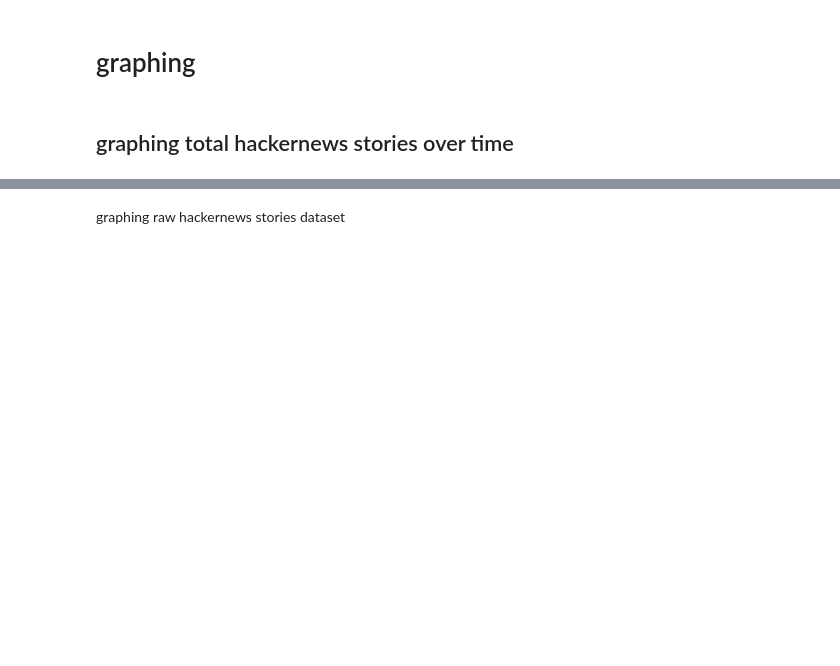
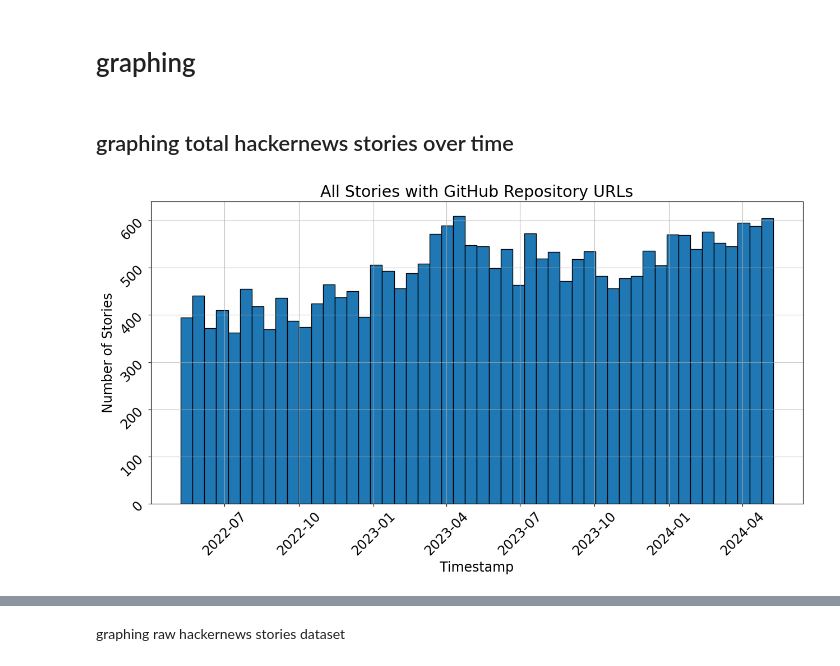
Before and after one commit to MUICT-SERU/SP2024-GPT, a Jupyter notebook: src/rq1/1a-temporal-analysis/story/analyze-hn-stories.ipynb, the cells around one changed output, grey strips where cells are left out. Saved outputs shown, nothing was run; the diff lists cells and outputs as text; code cells hidden in the pictures; blank space fills up the shorter version.

```diff
--- a/src/rq1/1a-temporal-analysis/story/analyze-hn-stories.ipynb
+++ b/src/rq1/1a-temporal-analysis/story/analyze-hn-stories.ipynb
@@ -76,0 +5,17 @@ visualize_comment_distribution('Comment distribution per story (github projects
+# %%
+import pandas as pd
+
+stories_gh = []
+stories_all = []
+
+story_gh_csv_path = './hn-stories-gh.csv'
+for chunk in  pd.read_csv(story_gh_csv_path, sep=',', chunksize=2000):
+    stories_gh.append(chunk)
+
+story_all_csv_path = './hn-stories-all.csv'
+for chunk in  pd.read_csv(story_all_csv_path, sep=',', chunksize=2000):
+    stories_all.append(chunk)
+
+# Concatenate all chunks into a single DataFrame
+stories_gh_df = pd.concat(stories_gh)
+stories_all_df = pd.concat(stories_all)
@@ -150,0 +36,20 @@ def plot_discussions_histogram(title, csv_file_path, is_github_source=False, bin
+# %%
+import matplotlib.pyplot as plt
+
+def plot_hist_stories(df, name: str):
+    # Convert the 'timestamp' column to datetime
+    df['timestamp'] = pd.to_datetime(df['timestamp'])
+
+    plt.figure(figsize=(15, 7))
+    plt.hist(df['timestamp'], bins=50, edgecolor='black')
+    plt.xlabel('Timestamp')
+    plt.ylabel('Number of Stories')
+    plt.title(name)
+    plt.xticks(rotation=45)
+    plt.yticks(rotation=45)
+    plt.grid(True, alpha=0.8)
+    plt.show()
+# %%
+plot_hist_stories(stories_gh_df, 'All Stories with GitHub Repository URLs')
+# %% [output]
+[figure, added]
```
Also changed, not shown: parts of 21 cells of this notebook, 5 other files.
